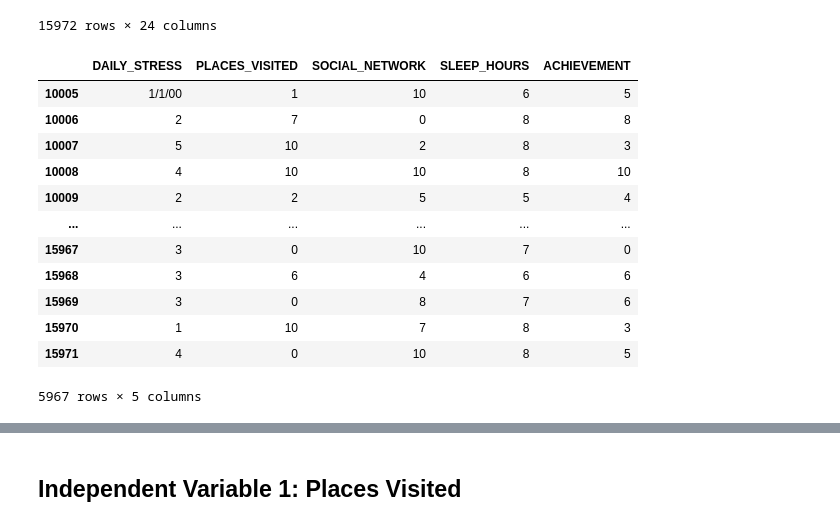
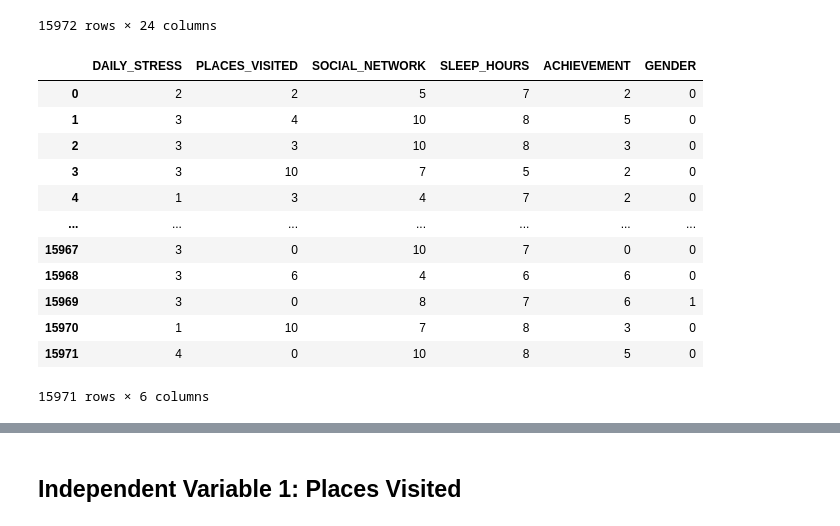
Before and after one commit to RongerYang/Stress_Level_And_Lifestyles, a Jupyter notebook: ANOVA_Test_v1.1.ipynb, the cells around one changed output, grey strips where cells are left out. Cells and saved outputs as stored; diff of their text form; code cells hidden in the pictures.

```diff
--- a/ANOVA_Test_v1.1.ipynb
+++ b/ANOVA_Test_v1.1.ipynb
@@ -6,5 +14,5 @@ from scipy.stats import f_oneway
 # %%
-df = pd.read_csv('data/Wellbeing_and_lifestyle_data_Kaggle.csv')
+df = pd.read_csv('Wellbeing_and_lifestyle_data_Kaggle.csv')
 df
 # %% [output]
 |  | Timestamp | FRUITS_VEGGIES | DAILY_STRESS | PLACES_VISITED | CORE_CIRCLE | SUPPORTING_OTHERS | ... |
@@ -21,19 +29,26 @@ df
 | 15971 | 3/14/21 9:03 | 5 | 4 | 0 | 2 | 10 | ... |
 15972 rows × 24 columns
 # %%
-df = df[['DAILY_STRESS', 'PLACES_VISITED', 'SOCIAL_NETWORK', 'SLEEP_HOURS', 'ACHIEVEMENT']]
-df.loc[10005:]
+df = df[['DAILY_STRESS', 'PLACES_VISITED', 'SOCIAL_NETWORK', 'SLEEP_HOURS', 'ACHIEVEMENT', 'GENDER']]
+
+cleanup_nums = {"GENDER": {"Female": 0, "Male": 1}}
+df = df.replace(cleanup_nums)
+
+
+df = df.drop(10005, axis=0, errors='ignore').apply(pd.to_numeric)
+pd.set_option('display.max_columns', None)
+df
 # %% [output]
-|  | DAILY_STRESS | PLACES_VISITED | SOCIAL_NETWORK | SLEEP_HOURS | ACHIEVEMENT |
-| 10005 | 1/1/00 | 1 | 10 | 6 | 5 |
-| 10006 | 2 | 7 | 0 | 8 | 8 |
-| 10007 | 5 | 10 | 2 | 8 | 3 |
-| 10008 | 4 | 10 | 10 | 8 | 10 |
-| 10009 | 2 | 2 | 5 | 5 | 4 |
-| ... | ... | ... | ... | ... | ... |
-| 15967 | 3 | 0 | 10 | 7 | 0 |
-| 15968 | 3 | 6 | 4 | 6 | 6 |
-| 15969 | 3 | 0 | 8 | 7 | 6 |
-| 15970 | 1 | 10 | 7 | 8 | 3 |
-| 15971 | 4 | 0 | 10 | 8 | 5 |
+|  | DAILY_STRESS | PLACES_VISITED | SOCIAL_NETWORK | SLEEP_HOURS | ACHIEVEMENT | GENDER |
+| 0 | 2 | 2 | 5 | 7 | 2 | 0 |
+| 1 | 3 | 4 | 10 | 8 | 5 | 0 |
+| 2 | 3 | 3 | 10 | 8 | 3 | 0 |
+| 3 | 3 | 10 | 7 | 5 | 2 | 0 |
+| 4 | 1 | 3 | 4 | 7 | 2 | 0 |
+| ... | ... | ... | ... | ... | ... | ... |
+| 15967 | 3 | 0 | 10 | 7 | 0 | 0 |
+| 15968 | 3 | 6 | 4 | 6 | 6 | 0 |
+| 15969 | 3 | 0 | 8 | 7 | 6 | 1 |
+| 15970 | 1 | 10 | 7 | 8 | 3 | 0 |
+| 15971 | 4 | 0 | 10 | 8 | 5 | 0 |
-5967 rows × 5 columns
+15971 rows × 6 columns
```
Also changed, not shown: parts of 31 cells of this notebook.
